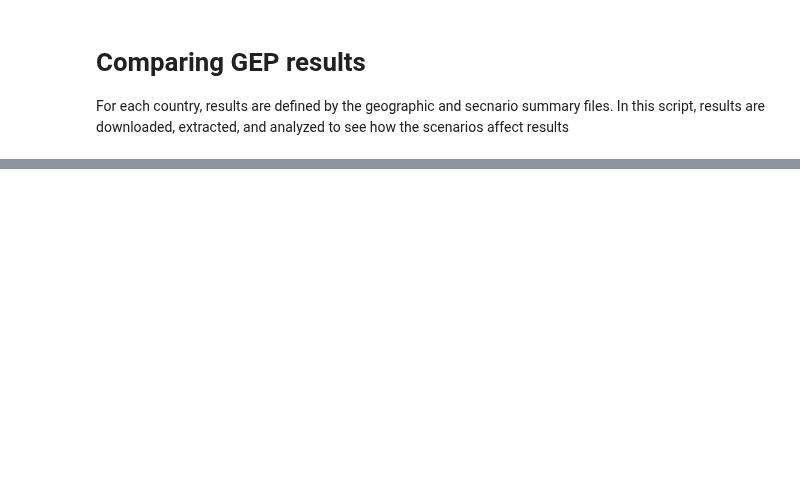
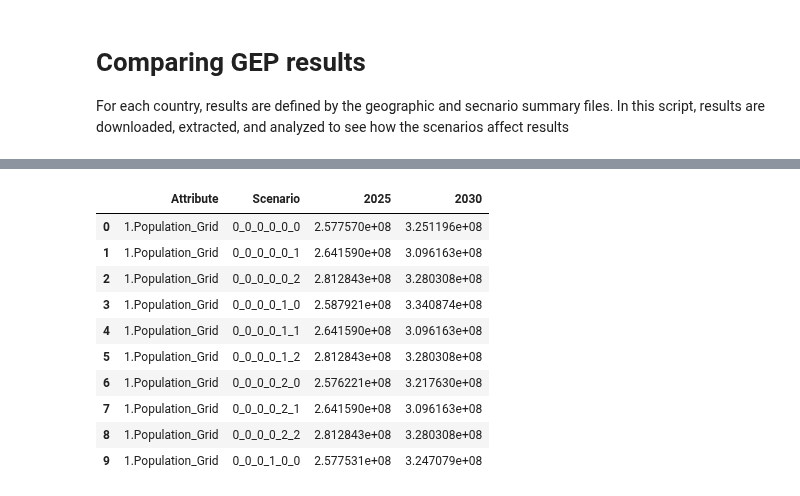
Before and after one commit to global-electrification-platform/gep_results_analysis, a Jupyter notebook: GEP_analysis/GEP_scenario_summary_file_analysis.ipynb, the cells around one changed output, grey strips where cells are left out. Saved outputs shown, nothing was run; the diff lists cells and outputs as text; code cells hidden in the pictures; blank space fills up the shorter version.

```diff
--- a/GEP_analysis/GEP_scenario_summary_file_analysis.ipynb
+++ b/GEP_analysis/GEP_scenario_summary_file_analysis.ipynb
@@ -93,0 +34,25 @@ summary
+# %%
+class gep_summary(object):
+    def __init__(self, file):
+        self.file = file
+        self.file_name = os.path.basename(file)
+        self.country = self.file_name[:4]
+        self.scenario = self.file_name[5:16]
+
+    def get_data(self):
+        self.summary_data = pd.read_csv(self.file)
+        self.summary_data['Country'] = self.country
+        self.summary_data['Scenario'] = self.scenario
+        return(self.summary_data)
+
+    def __str__(self):
+        return(f'{self.country} : {self.scenario}')
+
+for x in all_results:
+    xx = gep_summary(x)
+    tempD = xx.get_data()
+    try:
+        final = final.append(tempD)
+    except:
+        final = tempD
+final.columns = ['Attribute','2025','2030','Country','Scenario']
@@ -93,0 +177,16 @@ summary
+# %%
+wapp_data = pd.DataFrame(final[final['Country'].isin(WAPP)].groupby(['Attribute','Scenario']).sum())
+wapp_data.reset_index(inplace=True)
+wapp_data.head(10)
+# %% [output]
+|  | Attribute | Scenario | 2025 | 2030 |
+| 0 | 1.Population_Grid | 0_0_0_0_0_0 | 2.577570e+08 | 3.251196e+08 |
+| 1 | 1.Population_Grid | 0_0_0_0_0_1 | 2.641590e+08 | 3.096163e+08 |
+| 2 | 1.Population_Grid | 0_0_0_0_0_2 | 2.812843e+08 | 3.280308e+08 |
+| 3 | 1.Population_Grid | 0_0_0_0_1_0 | 2.587921e+08 | 3.340874e+08 |
+| 4 | 1.Population_Grid | 0_0_0_0_1_1 | 2.641590e+08 | 3.096163e+08 |
+| 5 | 1.Population_Grid | 0_0_0_0_1_2 | 2.812843e+08 | 3.280308e+08 |
+| 6 | 1.Population_Grid | 0_0_0_0_2_0 | 2.576221e+08 | 3.217630e+08 |
+| 7 | 1.Population_Grid | 0_0_0_0_2_1 | 2.641590e+08 | 3.096163e+08 |
+| 8 | 1.Population_Grid | 0_0_0_0_2_2 | 2.812843e+08 | 3.280308e+08 |
+| 9 | 1.Population_Grid | 0_0_0_1_0_0 | 2.577531e+08 | 3.247079e+08 |
```
Also changed, not shown: parts of 17 cells of this notebook, 3 other files.
